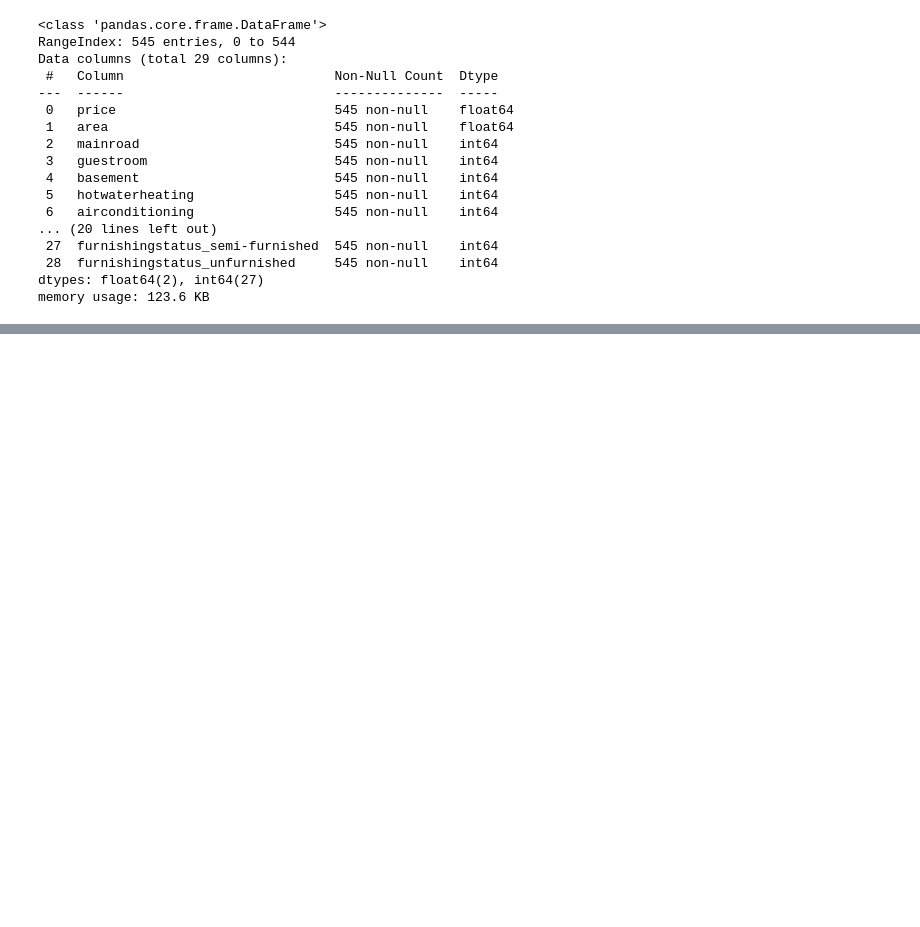
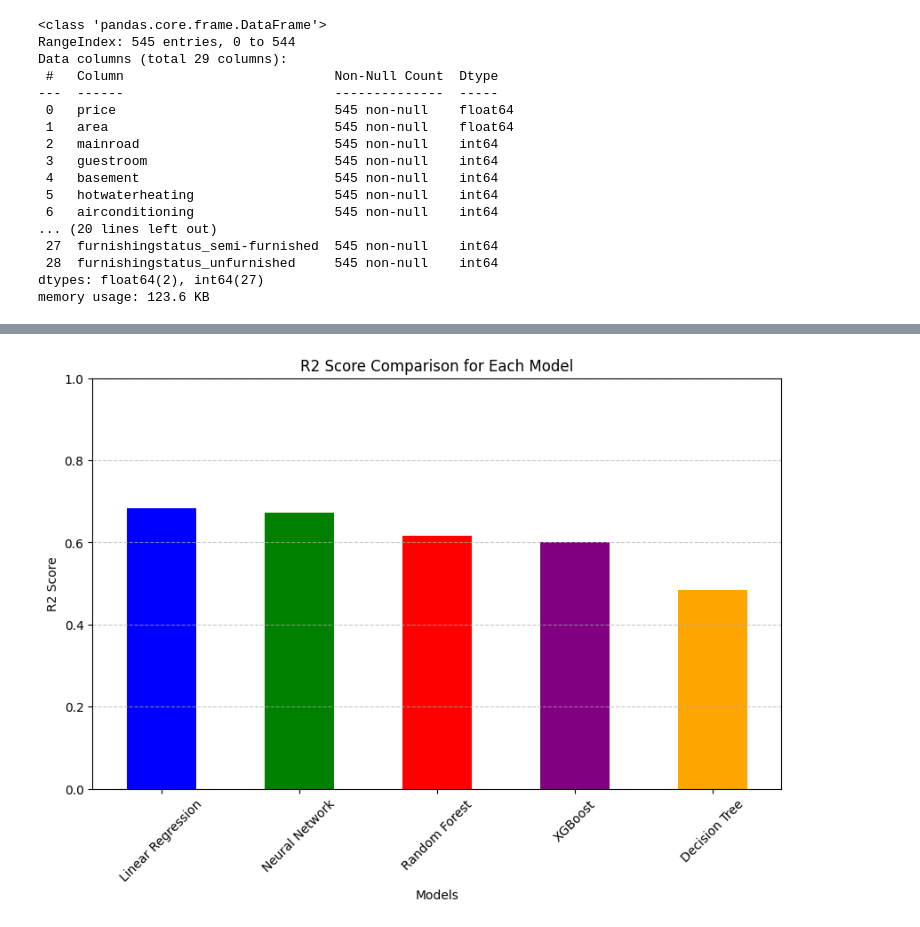
Before and after one commit to radekrzepka/house-price-prediction, a Jupyter notebook: main.ipynb, the cells around one changed output, grey strips where cells are left out. Cells and saved outputs as stored; diff of their text form; code cells hidden in the pictures; blank space fills up the shorter version.

```diff
--- a/main.ipynb
+++ b/main.ipynb
@@ -337,0 +369,15 @@ memory usage: 123.6 KB
+# %%
+def split_data(
+    X: pd.DataFrame, y: pd.Series
+) -> Tuple[pd.DataFrame, pd.DataFrame, pd.Series, pd.Series]:
+    X_train, X_test, y_train, y_test = train_test_split(
+        X, y, test_size=0.2, random_state=42
+    )
+
+    return X_train, X_test, y_train, y_test
+
+
+X = dataset.drop(columns=["price"])
+y = dataset["price"]
+
+X_train, X_test, y_train, y_test = split_data(X, y)
@@ -337,0 +523,2 @@ memory usage: 123.6 KB
+# %%
+model_results = train_models(X_train, X_test, y_train, y_test)
@@ -337,0 +530,2 @@ memory usage: 123.6 KB
+# %%
+nn_results = train_neural_network(X_train, X_test, y_train, y_test)
@@ -337,0 +560,11 @@ memory usage: 123.6 KB
+# %%
+all_results = {"Traditional Models": model_results, "Neural Network": nn_results}
+
+traditional_results_df = pd.DataFrame(all_results["Traditional Models"]).T
+nn_results_df = pd.DataFrame([all_results["Neural Network"]], index=["Neural Network"])
+
+final_results_df = pd.concat([traditional_results_df, nn_results_df]).sort_values(
+    by=["R2"], ascending=False
+)
+
+final_results_df
@@ -337,0 +578,15 @@ memory usage: 123.6 KB
+# %%
+r2_scores = final_results_df["R2"]
+
+plt.figure(figsize=(10, 6))
+r2_scores.plot(kind="bar", color=["blue", "green", "red", "purple", "orange"])
+plt.title("R2 Score Comparison for Each Model")
+plt.ylabel("R2 Score")
+plt.xlabel("Models")
+plt.ylim(0, 1)
+plt.xticks(rotation=45)
+plt.grid(axis="y", linestyle="--", alpha=0.7)
+
+plt.show()
+# %% [output]
+[figure, added]
```
Also changed, not shown: parts of 16 cells of this notebook, 2 other files.
